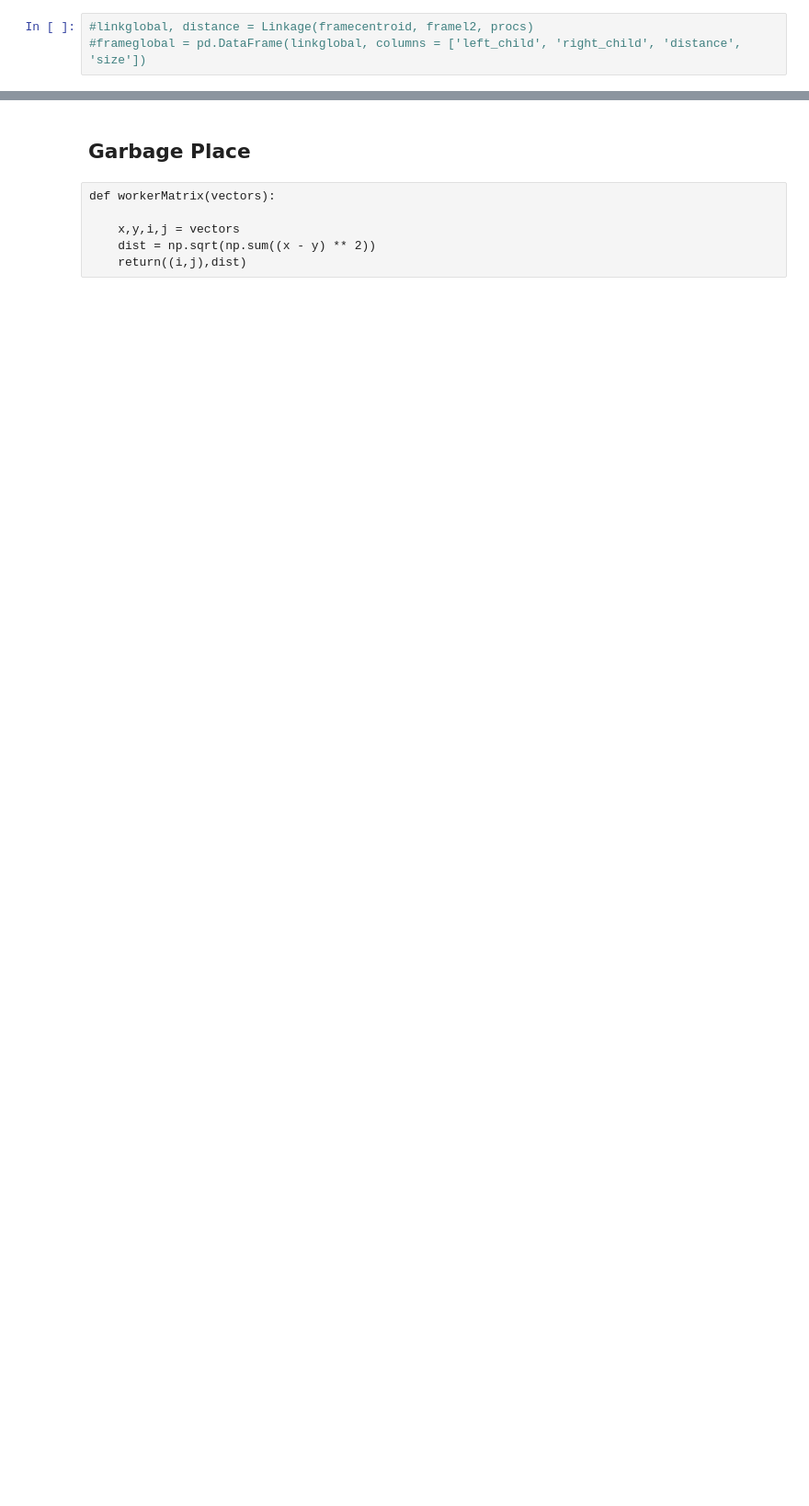
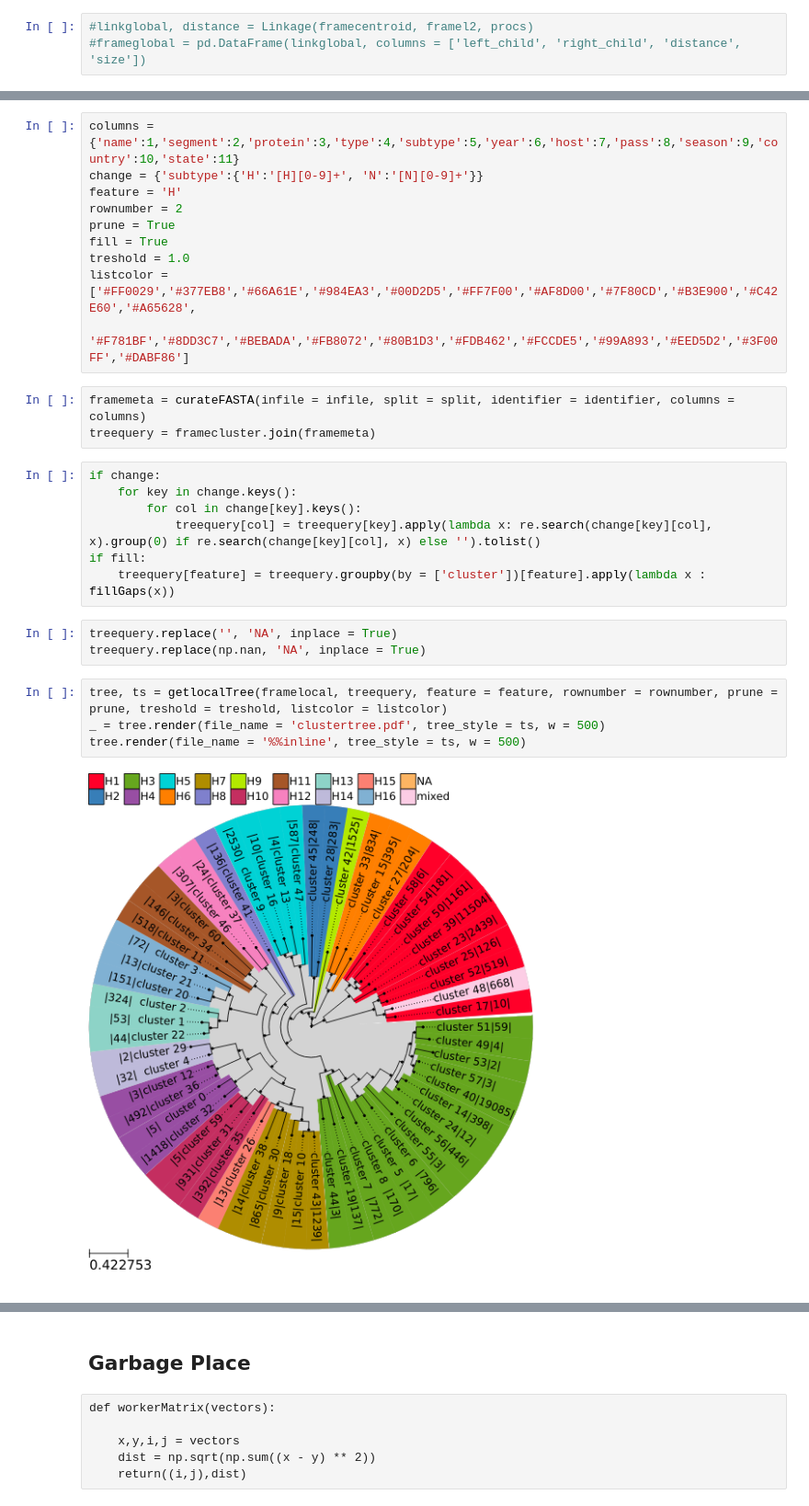
Before and after one commit to ahenoch/FluClust, a Jupyter notebook: Clusterer.ipynb, the cells around one changed output, grey strips where cells are left out. Shown at 92% size. Drawn from its saved outputs; the diff is of its cells as text; blank space fills up the shorter version.

Commit message:
combination of Clusterer and Tree Builder

```diff
--- a/Clusterer.ipynb
+++ b/Clusterer.ipynb
@@ -318,3 +492,32 @@ framelocal.to_csv('local.csv', index=False, header=True, sep=',', mode='w')
+# %%
+columns = {'name':1,'segment':2,'protein':3,'type':4,'subtype':5,'year':6,'host':7,'pass':8,'season':9,'country':10,'state':11}
+change = {'subtype':{'H':'[H][0-9]+', 'N':'[N][0-9]+'}}
+feature = 'H'
+rownumber = 2
+prune = True
+fill = True
+treshold = 1.0
+listcolor = ['#FF0029','#377EB8','#66A61E','#984EA3','#00D2D5','#FF7F00','#AF8D00','#7F80CD','#B3E900','#C42E60','#A65628',
+             '#F781BF','#8DD3C7','#BEBADA','#FB8072','#80B1D3','#FDB462','#FCCDE5','#99A893','#EED5D2','#3F00FF','#DABF86']
+# %%
+framemeta = curateFASTA(infile = infile, split = split, identifier = identifier, columns = columns)
+treequery = framecluster.join(framemeta)
+# %%
+if change:
+    for key in change.keys():
+        for col in change[key].keys():
+            treequery[col] = treequery[key].apply(lambda x: re.search(change[key][col], x).group(0) if re.search(change[key][col], x) else '').tolist()
+if fill:
+    treequery[feature] = treequery.groupby(by = ['cluster'])[feature].apply(lambda x : fillGaps(x))
+# %%
+treequery.replace('', 'NA', inplace = True)
+treequery.replace(np.nan, 'NA', inplace = True)
+# %%
+tree, ts = getlocalTree(framelocal, treequery, feature = feature, rownumber = rownumber, prune = prune, treshold = treshold, listcolor = listcolor)
+_ = tree.render(file_name = 'clustertree.pdf', tree_style = ts, w = 500)
+tree.render(file_name = '%%inline', tree_style = ts, w = 500)
+# %% [output]
+[figure, added]
 # %% [markdown]
 ## Results
 
```
Also changed, not shown: parts of 21 cells of this notebook, 1 other file.
